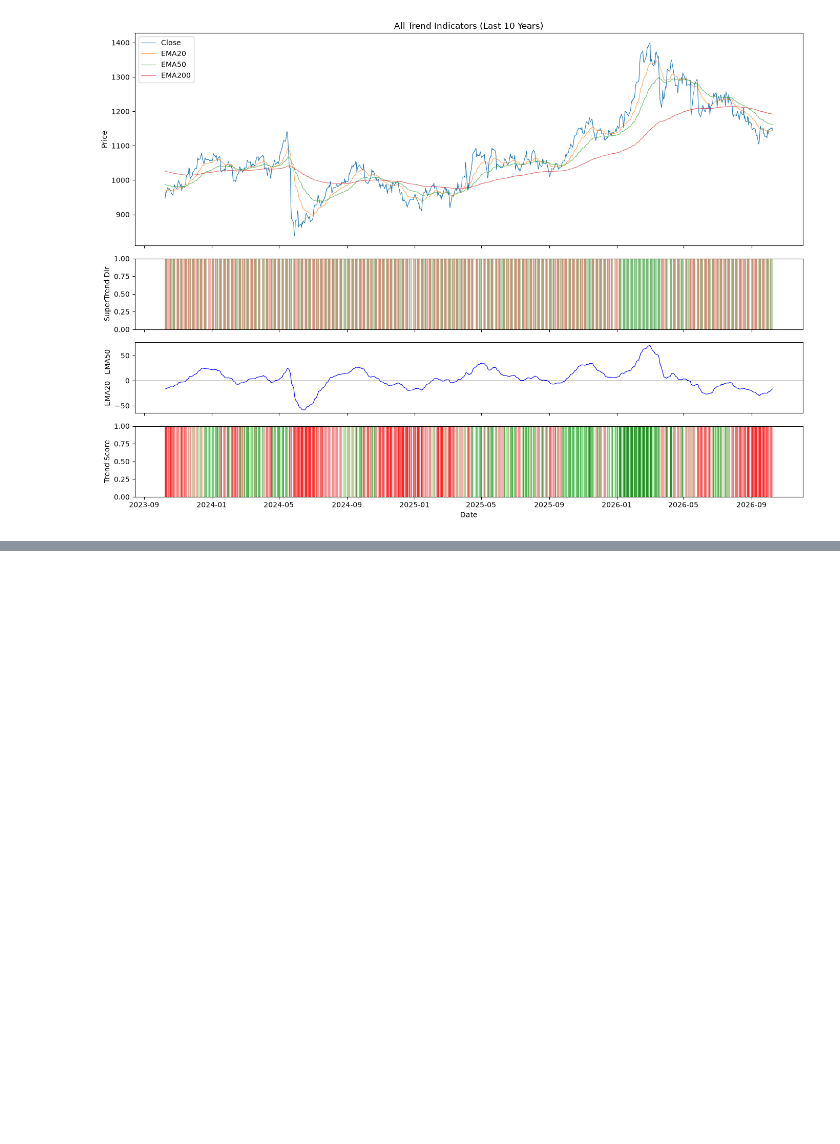
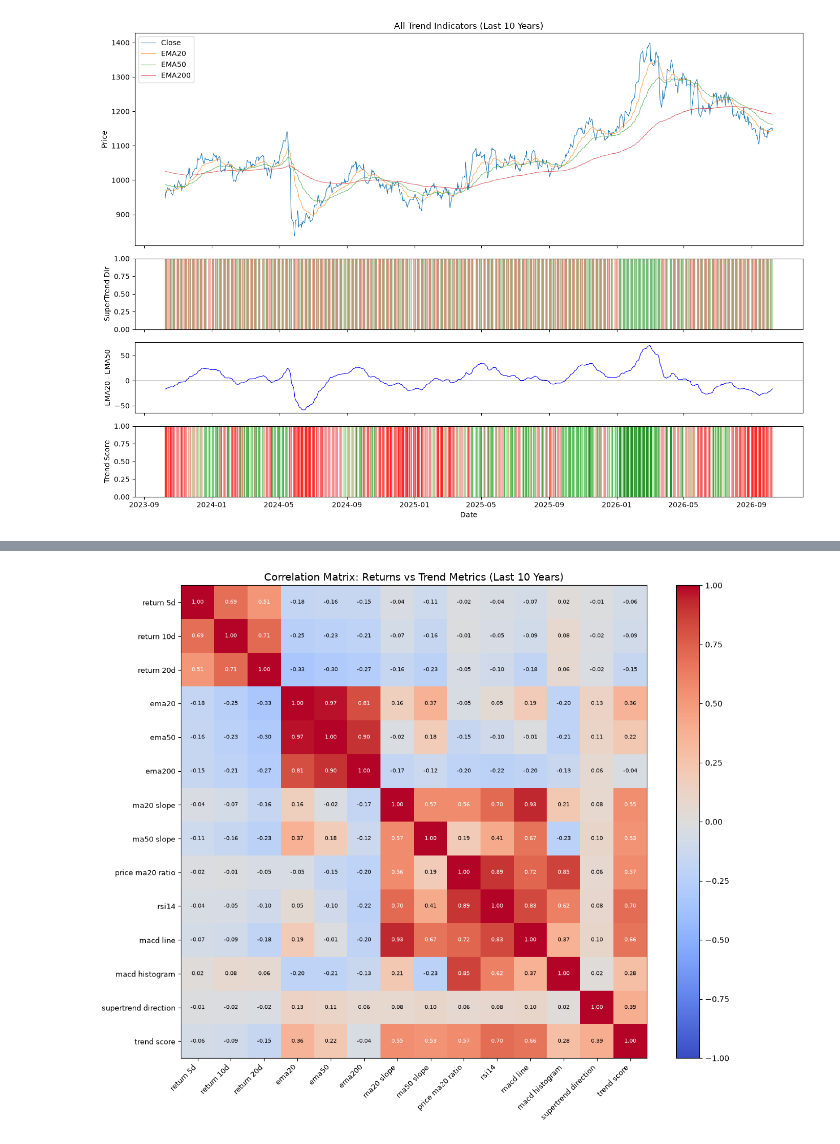
Before and after one commit to gavinklfong/stock-market-ta-local, a Jupyter notebook: notebook/trend_analysis.ipynb, the cells around one changed output, grey strips where cells are left out. Cells and saved outputs as stored; diff of their text form; code cells hidden in the pictures; blank space fills up the shorter version.

```diff
--- a/notebook/trend_analysis.ipynb
+++ b/notebook/trend_analysis.ipynb
@@ -307,0 +375,44 @@ plt.show()
+# %%
+# === 10. Correlation: Returns vs Trend Metrics ===
+cutoff10 = df.index.max() - pd.DateOffset(years=5)
+df10 = df[df.index >= cutoff10].copy()
+
+st_dir10 = df10["ta_supertrend_direction"].fillna(-1)
+df10["score_ema20"] = (df10["Close"] > df10["ta_ema20"]).astype(int) * 2 - 1
+df10["score_ema50"] = (df10["Close"] > df10["ta_ema50"]).astype(int) * 2 - 1
+df10["score_ema200"] = (df10["Close"] > df10["ta_ema200"]).astype(int) * 2 - 1
+df10["score_cross"] = (df10["ta_ema50"] > df10["ta_ema200"]).astype(int) * 2 - 1
+df10["score_st"] = st_dir10
+df10["trend_score"] = (df10["score_ema20"] + df10["score_ema50"] + df10["score_ema200"] + df10["score_cross"] + df10["score_st"])
+
+corr_cols = [
+    "ta_return_5d", "ta_return_10d", "ta_return_20d",
+    "ta_ema20", "ta_ema50", "ta_ema200",
+    "ta_ma20_slope", "ta_ma50_slope",
+    "ta_price_ma20_ratio",
+    "ta_rsi14", "ta_macd_line", "ta_macd_histogram",
+    "ta_supertrend_direction", "trend_score"
+]
+corr_data = df10[corr_cols].dropna()
+
+corr_matrix = corr_data.corr()
+
+fig, ax = plt.subplots(figsize=(12, 10))
+im = ax.imshow(corr_matrix.values, cmap="coolwarm", aspect="auto", vmin=-1, vmax=1)
+ax.set_xticks(range(len(corr_matrix.columns)))
+ax.set_yticks(range(len(corr_matrix.columns)))
+ax.set_xticklabels([c.replace("ta_", "").replace("_", " ") for c in corr_matrix.columns], rotation=45, ha="right", fontsize=9)
+ax.set_yticklabels([c.replace("ta_", "").replace("_", " ") for c in corr_matrix.columns], fontsize=9)
+
+for i in range(len(corr_matrix)):
+    for j in range(len(corr_matrix)):
+        val = corr_matrix.values[i, j]
+        color = "white" if abs(val) > 0.5 else "black"
+        ax.text(j, i, f"{val:.2f}", ha="center", va="center", fontsize=7, color=color)
+
+fig.colorbar(im, ax=ax)
+ax.set_title("Correlation Matrix: Returns vs Trend Metrics (Last 10 Years)", fontsize=13)
+plt.tight_layout()
+plt.show()
+# %% [output]
+[figure, added]
```
Also changed, not shown: parts of 10 cells of this notebook.
